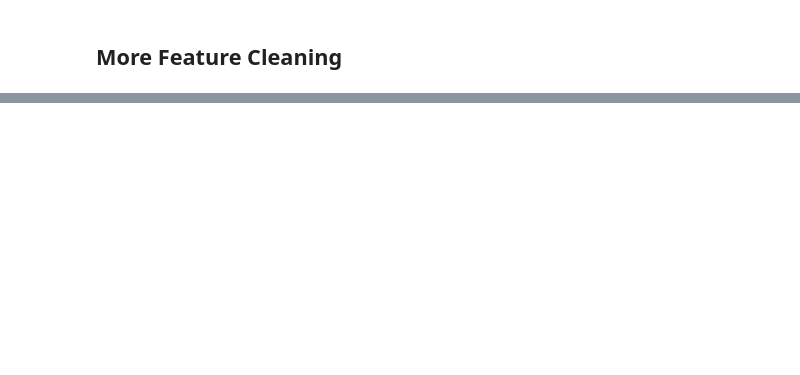
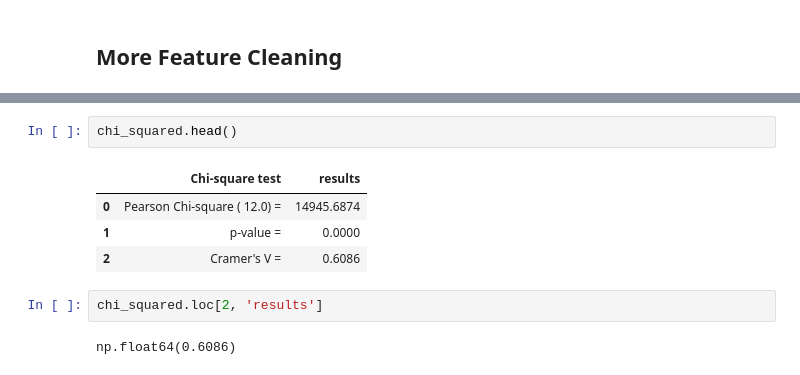
Before and after one commit to claygriffderr/NHSTSA_FARS_Analysis, a Jupyter notebook: Notebooks/DataAnalysis.ipynb, the cells around one changed output, grey strips where cells are left out. Drawn from its saved outputs; the diff is of its cells as text; blank space fills up the shorter version.

```diff
--- a/Notebooks/DataAnalysis.ipynb
+++ b/Notebooks/DataAnalysis.ipynb
@@ -56,0 +163,11 @@ Bin speed categories
+# %%
+chi_squared.head()
+# %% [output]
+|  | Chi-square test | results |
+| 0 | Pearson Chi-square ( 12.0) = | 14945.6874 |
+| 1 | p-value = | 0.0000 |
+| 2 | Cramer's V = | 0.6086 |
+# %%
+chi_squared.loc[2, 'results']
+# %% [output]
+np.float64(0.6086)
```
Also changed, not shown: parts of 37 cells of this notebook, 2 other files.
